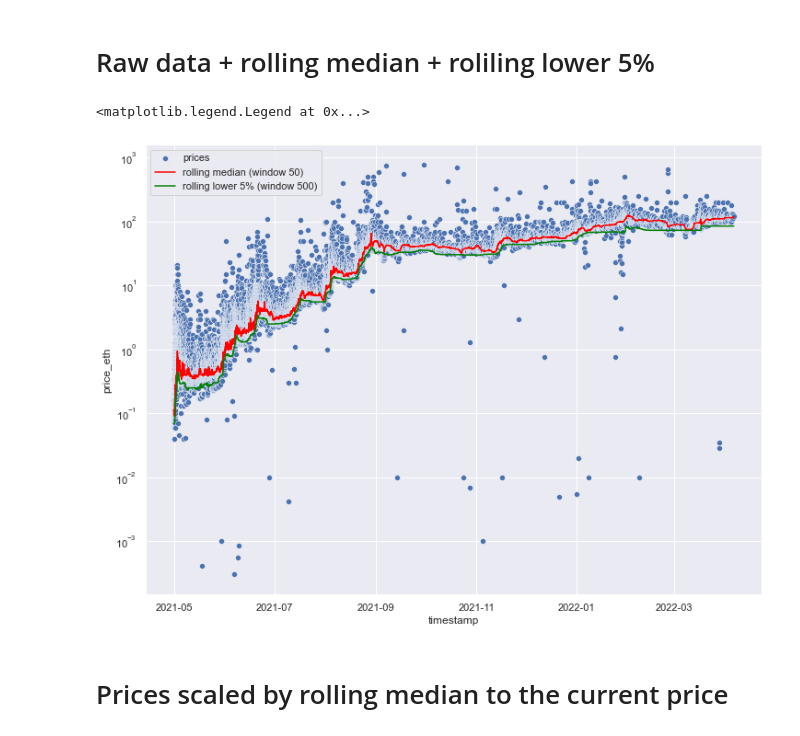
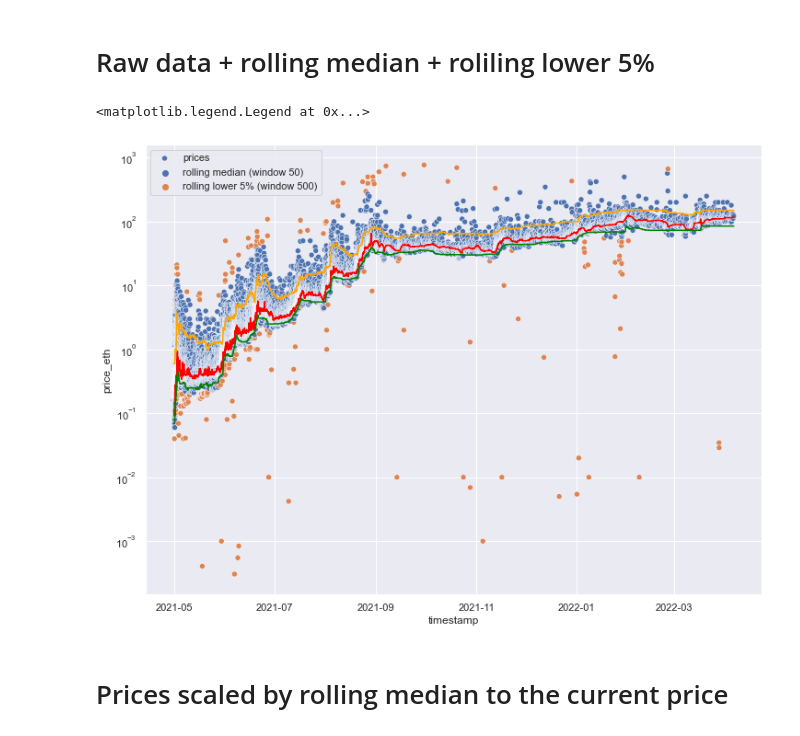
Before and after one commit to LBrinkmann/xai-nft, a Jupyter notebook: notebooks/trend.ipynb, the cells around one changed output. Drawn from its saved outputs; the diff is of its cells as text; code cells hidden in the pictures.

```diff
--- a/notebooks/trend.ipynb
+++ b/notebooks/trend.ipynb
@@ -127,15 +126,19 @@ plt.legend(['90% interval', 'std', 'trend'])
 # %%
 df_s2 = df_s.drop_duplicates(subset='timestamp').reset_index(drop=True).copy()
 
-ax = sns.scatterplot(data=df_s2, x='timestamp', y='price_eth')
+df_s2['outlier'] = ((df_s2['price_eth'] < 0.8 * df_s2['price_eth_floor_500']) |
+(df_s2['price_eth'] > 4 * df_s2['price_eth_ceiling_500']))
+
+ax = sns.scatterplot(data=df_s2, x='timestamp', y='price_eth', hue='outlier')
 ax = sns.lineplot(data=df_s2, x='timestamp', y=f'price_eth_trend_50', ax=ax, color='red')
 ax = sns.lineplot(data=df_s2, x='timestamp', y=f'price_eth_floor_500', ax=ax, color='green')
+ax = sns.lineplot(data=df_s2, x='timestamp', y=f'price_eth_ceiling_500', ax=ax, color='orange')
 ax.set(yscale="log")
 
 plt.legend(['prices', 'rolling median (window 50)', 'rolling lower 5% (window 500)'])
 # %% [output]
 <matplotlib.legend.Legend at 0x...>
-[figure, old version]
+[figure, new version]
 # %% [markdown]
 # Prices scaled by rolling median to the current price
 # %%
```
Also changed, not shown: parts of 3 cells of this notebook, 4 other files.
